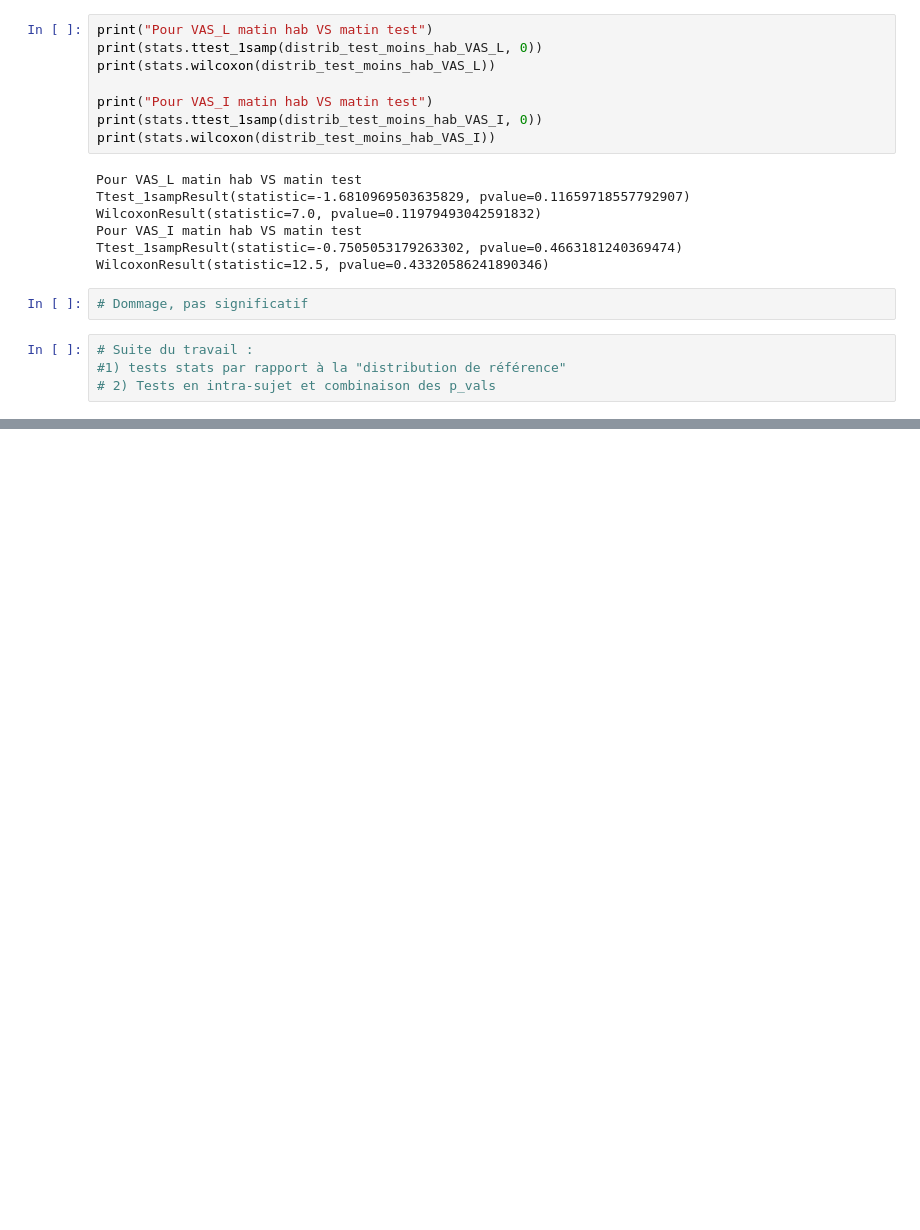
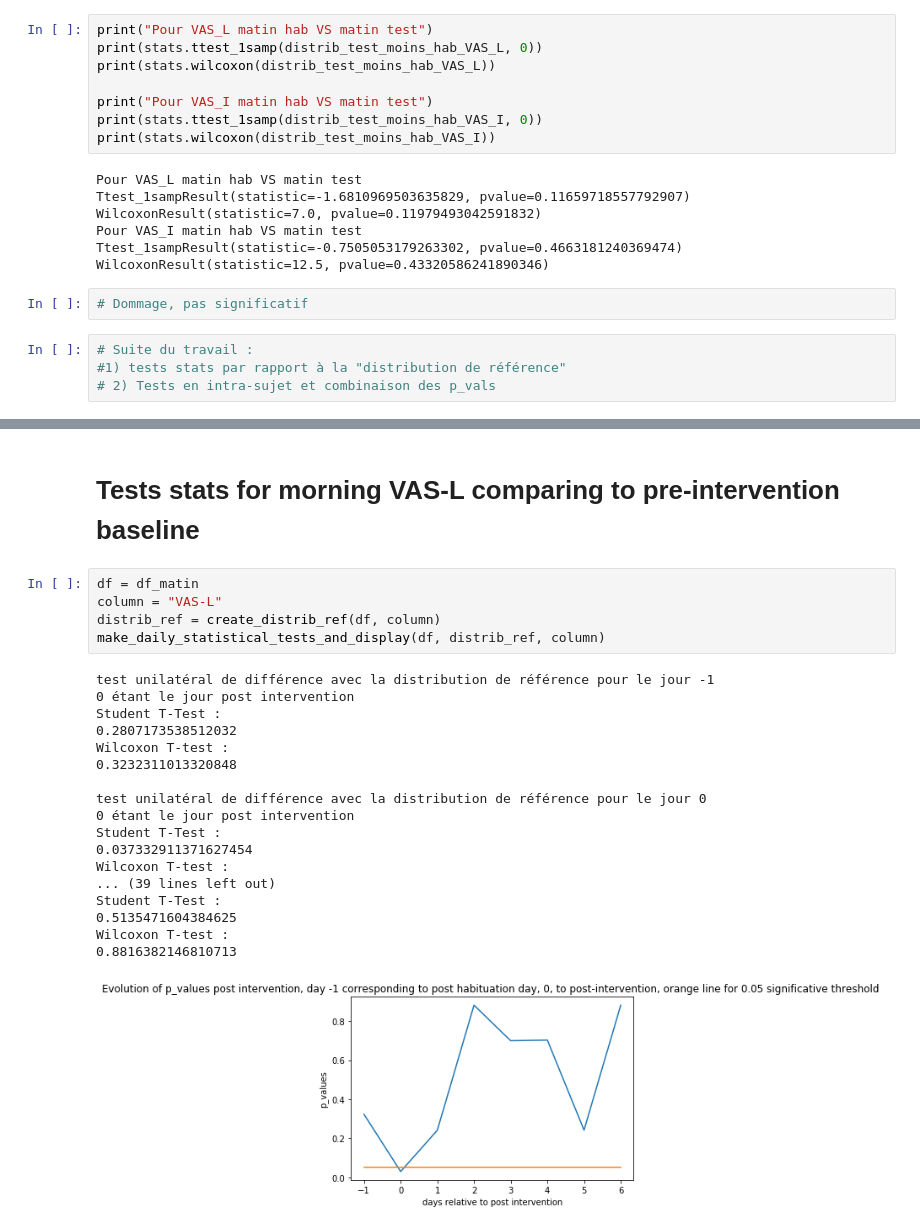
Before and after one commit to lkorczowski/tinnitus-nocturnal-stimulation, a Jupyter notebook: Analyse inter-sujet suivi quotidien.ipynb, the cells around one changed output, grey strips where cells are left out. Cells and saved outputs as stored; diff of their text form; blank space fills up the shorter version.

```diff
--- a/Analyse inter-sujet suivi quotidien.ipynb
+++ b/Analyse inter-sujet suivi quotidien.ipynb
@@ -242,0 +375,26 @@ WilcoxonResult(statistic=12.5, pvalue=0.43320586241890346)
+# %% [markdown]
+# Tests stats for morning VAS-L comparing to pre-intervention baseline
+# %%
+df = df_matin
+column = "VAS-L"
+distrib_ref = create_distrib_ref(df, column)
+make_daily_statistical_tests_and_display(df, distrib_ref, column)
+# %% [output]
+test unilatéral de différence avec la distribution de référence pour le jour -1
+0 étant le jour post intervention
+Student T-Test :
+0.2807173538512032
+Wilcoxon T-test :
+0.3232311013320848
+
+test unilatéral de différence avec la distribution de référence pour le jour 0
+0 étant le jour post intervention
+Student T-Test :
+0.037332911371627454
+Wilcoxon T-test :
+... (39 lines left out)
+Student T-Test :
+0.5135471604384625
+Wilcoxon T-test :
+0.8816382146810713
+[figure, added]
```
Also changed, not shown: parts of 12 cells of this notebook, 2 other files.
